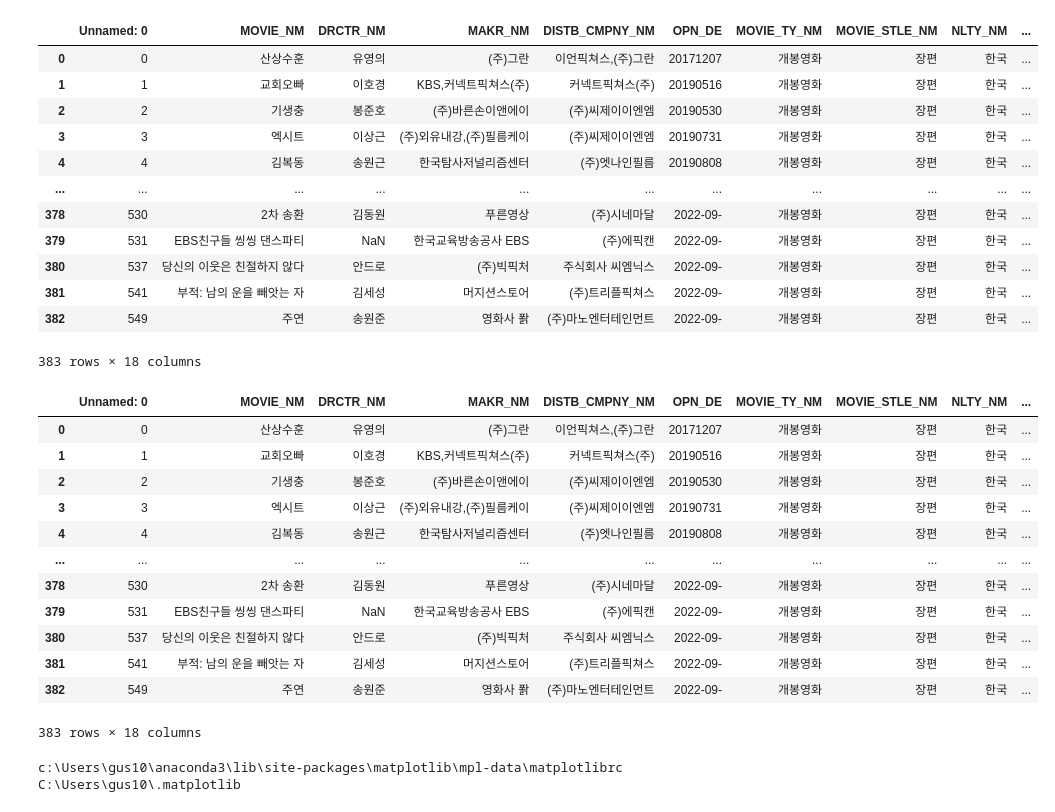
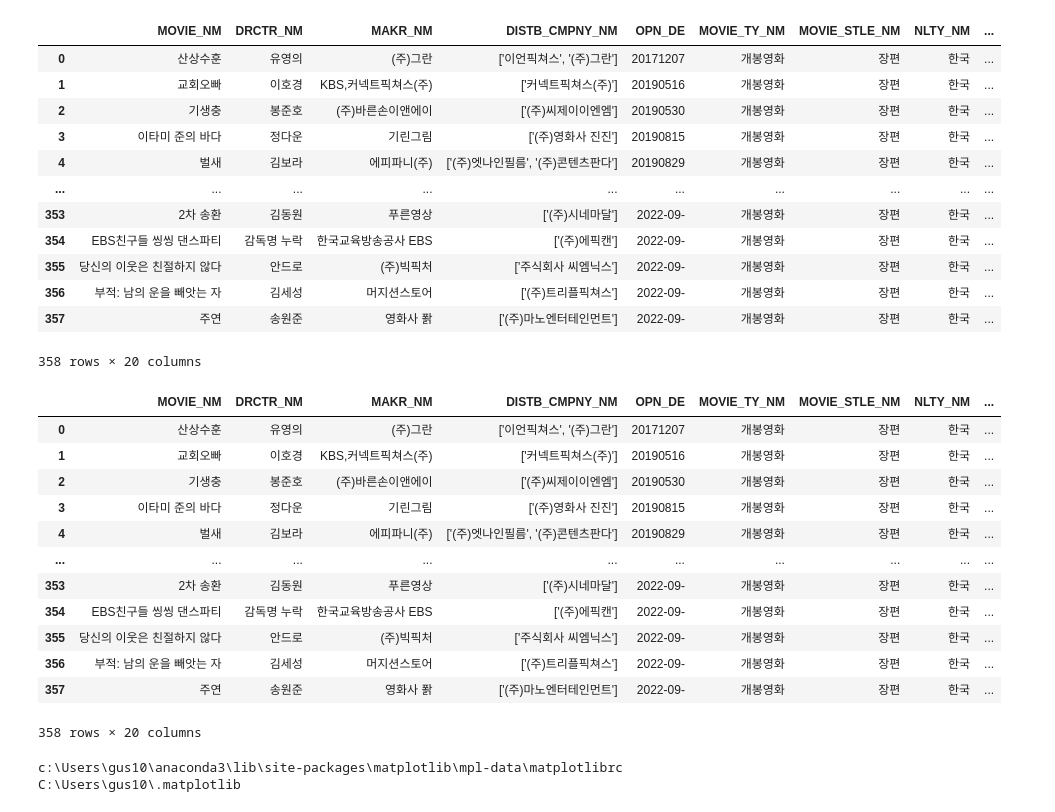
Before and after one commit to KimSH39/MovieViewing, a Jupyter notebook: Analysis/linearRegression/seoulViewer.ipynb, the cells around one changed output. Saved outputs shown, nothing was run; the diff lists cells and outputs as text; code cells hidden in the pictures.

```diff
--- a/Analysis/linearRegression/seoulViewer.ipynb
+++ b/Analysis/linearRegression/seoulViewer.ipynb
@@ -1,42 +1,42 @@
 # %%
 import pandas as pd
 import seaborn as sns
 import numpy as np
 from scipy import stats
-data=pd.read_csv('..\\..\\dataPreprocessing\\k_movie.csv')
+data=pd.read_csv('..\\..\\dataPreprocessing\\k_movie_2.csv')
 data
 # %% [output]
-|  | Unnamed: 0 | MOVIE_NM | DRCTR_NM | MAKR_NM | DISTB_CMPNY_NM | OPN_DE | MOVIE_TY_NM | MOVIE_STLE_NM | NLTY_NM | ... |
-| 0 | 0 | 산상수훈 | 유영의 | (주)그란 | 이언픽쳐스,(주)그란 | 20171207 | 개봉영화 | 장편 | 한국 | ... |
-| 1 | 1 | 교회오빠 | 이호경 | KBS,커넥트픽쳐스(주) | 커넥트픽쳐스(주) | 20190516 | 개봉영화 | 장편 | 한국 | ... |
-| 2 | 2 | 기생충 | 봉준호 | (주)바른손이앤에이 | (주)씨제이이엔엠 | 20190530 | 개봉영화 | 장편 | 한국 | ... |
-| 3 | 3 | 엑시트 | 이상근 | (주)외유내강,(주)필름케이 | (주)씨제이이엔엠 | 20190731 | 개봉영화 | 장편 | 한국 | ... |
-| 4 | 4 | 김복동 | 송원근 | 한국탐사저널리즘센터 | (주)엣나인필름 | 20190808 | 개봉영화 | 장편 | 한국 | ... |
-| ... | ... | ... | ... | ... | ... | ... | ... | ... | ... | ... |
-| 378 | 530 | 2차 송환 | 김동원 | 푸른영상 | (주)시네마달 | 2022-09- | 개봉영화 | 장편 | 한국 | ... |
-| 379 | 531 | EBS친구들 씽씽 댄스파티 | NaN | 한국교육방송공사 EBS | (주)에픽캔 | 2022-09- | 개봉영화 | 장편 | 한국 | ... |
-| 380 | 537 | 당신의 이웃은 친절하지 않다 | 안드로 | (주)빅픽처 | 주식회사 씨엠닉스 | 2022-09- | 개봉영화 | 장편 | 한국 | ... |
-| 381 | 541 | 부적: 남의 운을 빼앗는 자 | 김세성 | 머지션스토어 | (주)트리플픽쳐스 | 2022-09- | 개봉영화 | 장편 | 한국 | ... |
-| 382 | 549 | 주연 | 송원준 | 영화사 퐑 | (주)마노엔터테인먼트 | 2022-09- | 개봉영화 | 장편 | 한국 | ... |
+|  | MOVIE_NM | DRCTR_NM | MAKR_NM | DISTB_CMPNY_NM | OPN_DE | MOVIE_TY_NM | MOVIE_STLE_NM | NLTY_NM | ... |
+| 0 | 산상수훈 | 유영의 | (주)그란 | ['이언픽쳐스', '(주)그란'] | 20171207 | 개봉영화 | 장편 | 한국 | ... |
+| 1 | 교회오빠 | 이호경 | KBS,커넥트픽쳐스(주) | ['커넥트픽쳐스(주)'] | 20190516 | 개봉영화 | 장편 | 한국 | ... |
+| 2 | 기생충 | 봉준호 | (주)바른손이앤에이 | ['(주)씨제이이엔엠'] | 20190530 | 개봉영화 | 장편 | 한국 | ... |
+| 3 | 이타미 준의 바다 | 정다운 | 기린그림 | ['(주)영화사 진진'] | 20190815 | 개봉영화 | 장편 | 한국 | ... |
+| 4 | 벌새 | 김보라 | 에피파니(주) | ['(주)엣나인필름', '(주)콘텐츠판다'] | 20190829 | 개봉영화 | 장편 | 한국 | ... |
+| ... | ... | ... | ... | ... | ... | ... | ... | ... | ... |
+| 353 | 2차 송환 | 김동원 | 푸른영상 | ['(주)시네마달'] | 2022-09- | 개봉영화 | 장편 | 한국 | ... |
+| 354 | EBS친구들 씽씽 댄스파티 | 감독명 누락 | 한국교육방송공사 EBS | ['(주)에픽캔'] | 2022-09- | 개봉영화 | 장편 | 한국 | ... |
+| 355 | 당신의 이웃은 친절하지 않다 | 안드로 | (주)빅픽처 | ['주식회사 씨엠닉스'] | 2022-09- | 개봉영화 | 장편 | 한국 | ... |
+| 356 | 부적: 남의 운을 빼앗는 자 | 김세성 | 머지션스토어 | ['(주)트리플픽쳐스'] | 2022-09- | 개봉영화 | 장편 | 한국 | ... |
+| 357 | 주연 | 송원준 | 영화사 퐑 | ['(주)마노엔터테인먼트'] | 2022-09- | 개봉영화 | 장편 | 한국 | ... |
-383 rows × 18 columns
+358 rows × 20 columns
 # %%
 #서울은 국내 가장 큰 도시이므로 서울관람객이 많은 영화가 흥행할 것이다
 data=data.dropna(subset=['VIEWNG_NMPR_CO', 'SEOUL_VIEWNG_NMPR_CO'])
 data
 # %% [output]
-|  | Unnamed: 0 | MOVIE_NM | DRCTR_NM | MAKR_NM | DISTB_CMPNY_NM | OPN_DE | MOVIE_TY_NM | MOVIE_STLE_NM | NLTY_NM | ... |
-| 0 | 0 | 산상수훈 | 유영의 | (주)그란 | 이언픽쳐스,(주)그란 | 20171207 | 개봉영화 | 장편 | 한국 | ... |
-| 1 | 1 | 교회오빠 | 이호경 | KBS,커넥트픽쳐스(주) | 커넥트픽쳐스(주) | 20190516 | 개봉영화 | 장편 | 한국 | ... |
-| 2 | 2 | 기생충 | 봉준호 | (주)바른손이앤에이 | (주)씨제이이엔엠 | 20190530 | 개봉영화 | 장편 | 한국 | ... |
-| 3 | 3 | 엑시트 | 이상근 | (주)외유내강,(주)필름케이 | (주)씨제이이엔엠 | 20190731 | 개봉영화 | 장편 | 한국 | ... |
-| 4 | 4 | 김복동 | 송원근 | 한국탐사저널리즘센터 | (주)엣나인필름 | 20190808 | 개봉영화 | 장편 | 한국 | ... |
-| ... | ... | ... | ... | ... | ... | ... | ... | ... | ... | ... |
-| 378 | 530 | 2차 송환 | 김동원 | 푸른영상 | (주)시네마달 | 2022-09- | 개봉영화 | 장편 | 한국 | ... |
-| 379 | 531 | EBS친구들 씽씽 댄스파티 | NaN | 한국교육방송공사 EBS | (주)에픽캔 | 2022-09- | 개봉영화 | 장편 | 한국 | ... |
-| 380 | 537 | 당신의 이웃은 친절하지 않다 | 안드로 | (주)빅픽처 | 주식회사 씨엠닉스 | 2022-09- | 개봉영화 | 장편 | 한국 | ... |
-| 381 | 541 | 부적: 남의 운을 빼앗는 자 | 김세성 | 머지션스토어 | (주)트리플픽쳐스 | 2022-09- | 개봉영화 | 장편 | 한국 | ... |
-| 382 | 549 | 주연 | 송원준 | 영화사 퐑 | (주)마노엔터테인먼트 | 2022-09- | 개봉영화 | 장편 | 한국 | ... |
+|  | MOVIE_NM | DRCTR_NM | MAKR_NM | DISTB_CMPNY_NM | OPN_DE | MOVIE_TY_NM | MOVIE_STLE_NM | NLTY_NM | ... |
+| 0 | 산상수훈 | 유영의 | (주)그란 | ['이언픽쳐스', '(주)그란'] | 20171207 | 개봉영화 | 장편 | 한국 | ... |
+| 1 | 교회오빠 | 이호경 | KBS,커넥트픽쳐스(주) | ['커넥트픽쳐스(주)'] | 20190516 | 개봉영화 | 장편 | 한국 | ... |
+| 2 | 기생충 | 봉준호 | (주)바른손이앤에이 | ['(주)씨제이이엔엠'] | 20190530 | 개봉영화 | 장편 | 한국 | ... |
+| 3 | 이타미 준의 바다 | 정다운 | 기린그림 | ['(주)영화사 진진'] | 20190815 | 개봉영화 | 장편 | 한국 | ... |
+| 4 | 벌새 | 김보라 | 에피파니(주) | ['(주)엣나인필름', '(주)콘텐츠판다'] | 20190829 | 개봉영화 | 장편 | 한국 | ... |
+| ... | ... | ... | ... | ... | ... | ... | ... | ... | ... |
+| 353 | 2차 송환 | 김동원 | 푸른영상 | ['(주)시네마달'] | 2022-09- | 개봉영화 | 장편 | 한국 | ... |
+| 354 | EBS친구들 씽씽 댄스파티 | 감독명 누락 | 한국교육방송공사 EBS | ['(주)에픽캔'] | 2022-09- | 개봉영화 | 장편 | 한국 | ... |
+| 355 | 당신의 이웃은 친절하지 않다 | 안드로 | (주)빅픽처 | ['주식회사 씨엠닉스'] | 2022-09- | 개봉영화 | 장편 | 한국 | ... |
+| 356 | 부적: 남의 운을 빼앗는 자 | 김세성 | 머지션스토어 | ['(주)트리플픽쳐스'] | 2022-09- | 개봉영화 | 장편 | 한국 | ... |
+| 357 | 주연 | 송원준 | 영화사 퐑 | ['(주)마노엔터테인먼트'] | 2022-09- | 개봉영화 | 장편 | 한국 | ... |
-383 rows × 18 columns
+358 rows × 20 columns
 # %%
 import matplotlib as mpl
 print(mpl.matplotlib_fname())
```
Also changed, not shown: parts of 6 cells of this notebook, 3 other files.
